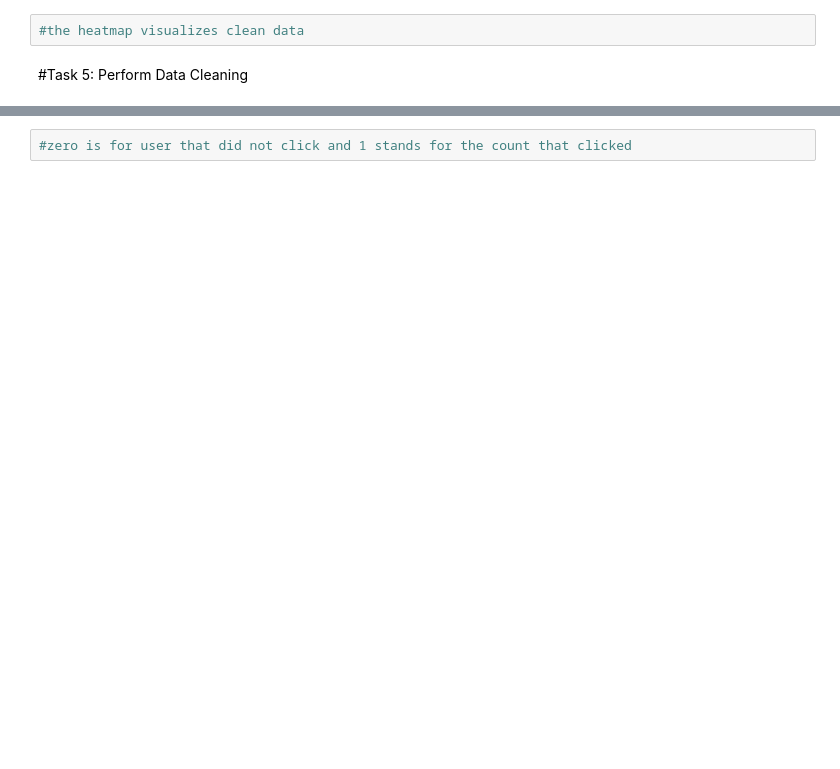
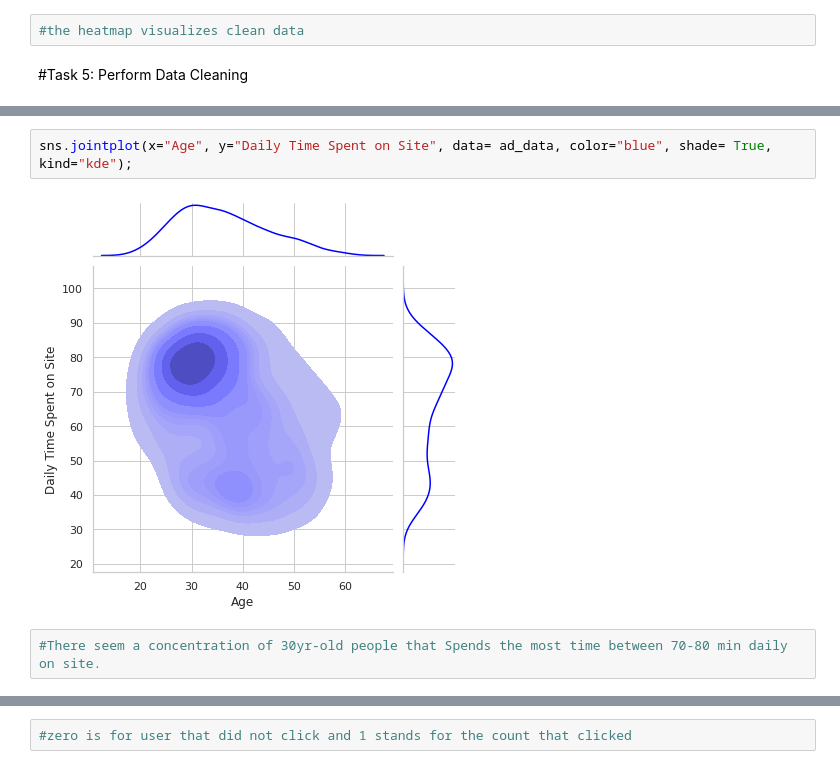
Before and after one commit to jlopez1288/Predictive_Analytics101, a Jupyter notebook: Advertising_Analysis_JennLopez.ipynb, the cells around one changed output, grey strips where cells are left out. Saved outputs shown, nothing was run; the diff lists cells and outputs as text; blank space fills up the shorter version.

```diff
--- a/Advertising_Analysis_JennLopez.ipynb
+++ b/Advertising_Analysis_JennLopez.ipynb
@@ -101,0 +166,6 @@ sns.heatmap(ad_data.isnull(), yticklabels=False,cbar=False,cmap='viridis')
+# %%
+sns.jointplot(x="Age", y="Daily Time Spent on Site", data= ad_data, color="blue", shade= True, kind="kde");
+# %% [output]
+[figure, added]
+# %%
+#There seem a concentration of 30yr-old people that Spends the most time between 70-80 min daily on site.
```
Also changed, not shown: parts of 34 cells of this notebook.
